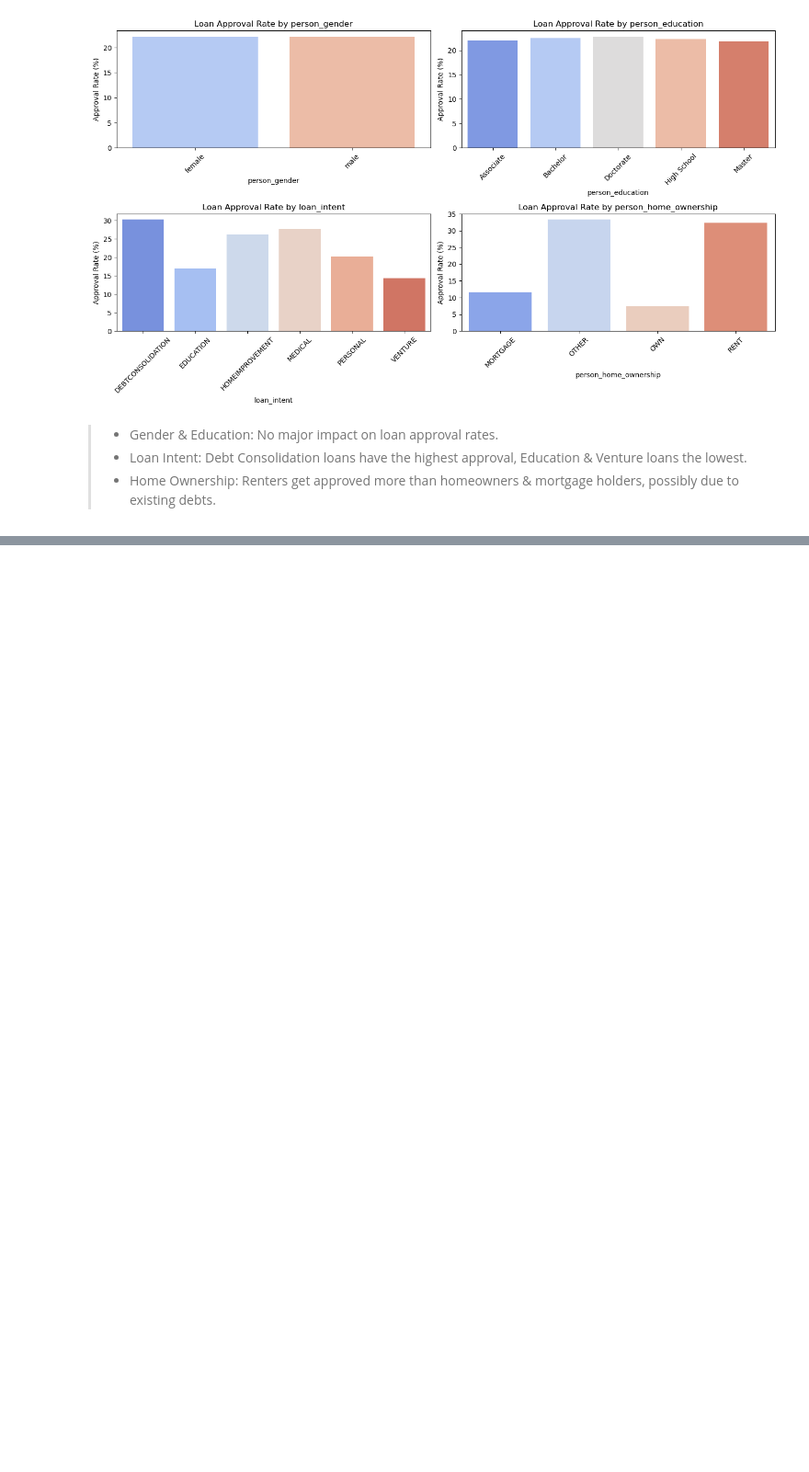
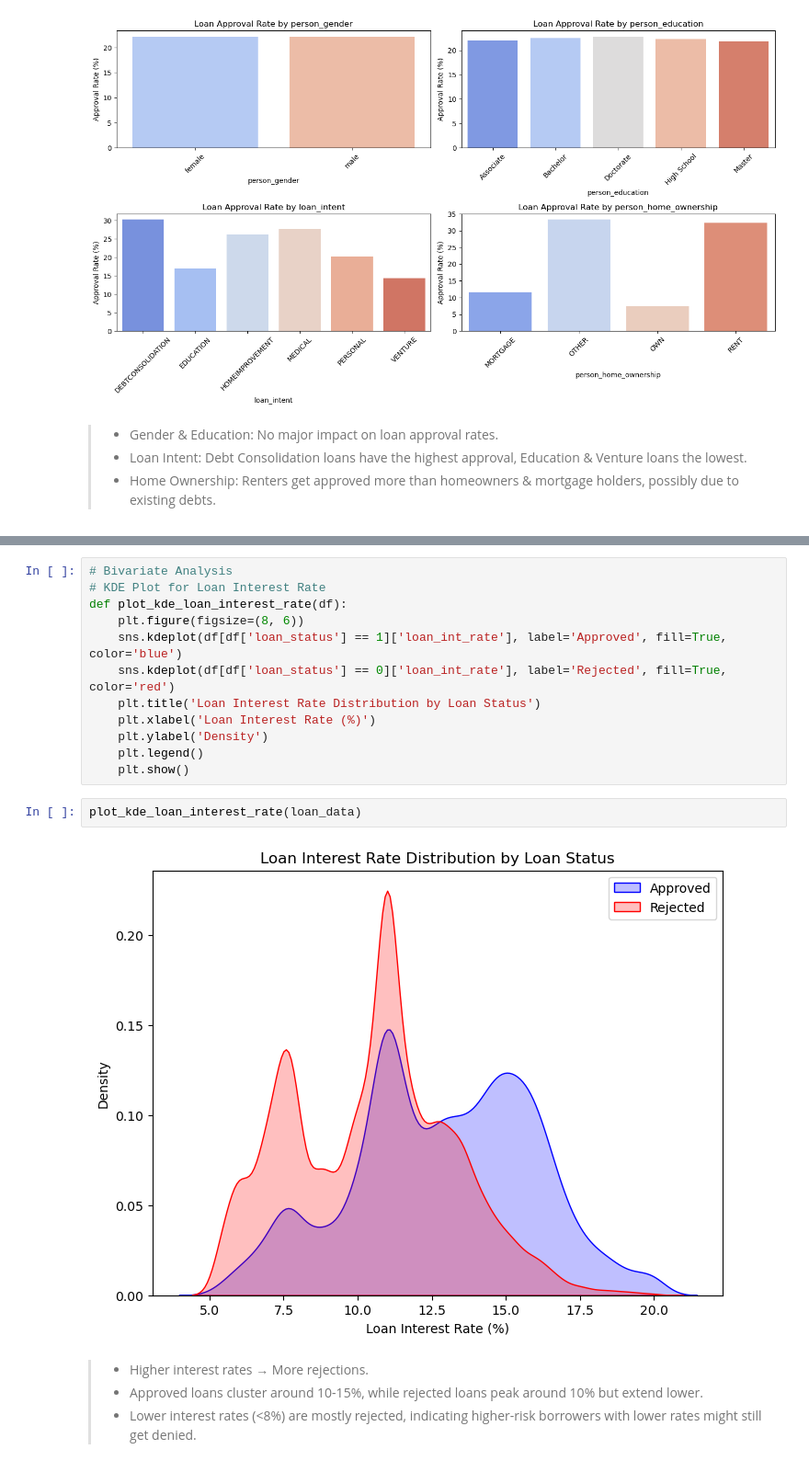
Before and after one commit to khan-asim-88/Loan-Approval-Prediction-Using-Machine-Learning, a Jupyter notebook: Loan_Approval_Prediction.ipynb, the cells around one changed output, grey strips where cells are left out. Shown at 92% size. Saved outputs shown, nothing was run; the diff lists cells and outputs as text; blank space fills up the shorter version.

```diff
--- a/Loan_Approval_Prediction.ipynb
+++ b/Loan_Approval_Prediction.ipynb
@@ -97,0 +159,20 @@ plot_loan_approval_rates(loan_data, categorical_features)
+# %%
+# Bivariate Analysis
+# KDE Plot for Loan Interest Rate
+def plot_kde_loan_interest_rate(df):
+    plt.figure(figsize=(8, 6))
+    sns.kdeplot(df[df['loan_status'] == 1]['loan_int_rate'], label='Approved', fill=True, color='blue')
+    sns.kdeplot(df[df['loan_status'] == 0]['loan_int_rate'], label='Rejected', fill=True, color='red')
+    plt.title('Loan Interest Rate Distribution by Loan Status')
+    plt.xlabel('Loan Interest Rate (%)')
+    plt.ylabel('Density')
+    plt.legend()
+    plt.show()
+# %%
+plot_kde_loan_interest_rate(loan_data)
+# %% [output]
+[figure, added]
+# %% [markdown]
+> - Higher interest rates → More rejections.
+> - Approved loans cluster around 10-15%, while rejected loans peak around 10% but extend lower.
+> - Lower interest rates (<8%) are mostly rejected, indicating higher-risk borrowers with lower rates might still get denied.
```
Also changed, not shown: parts of 9 cells of this notebook.
